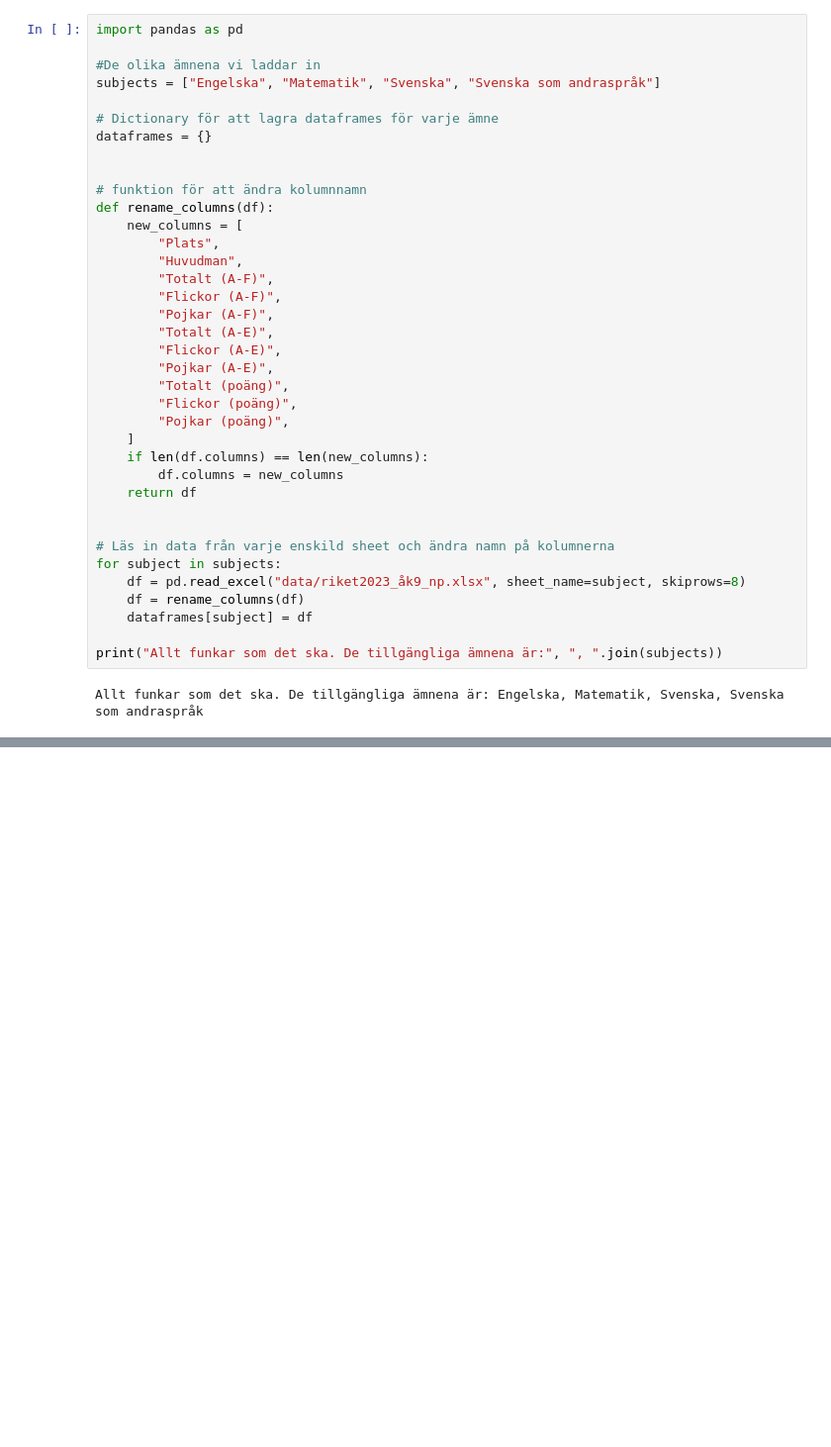
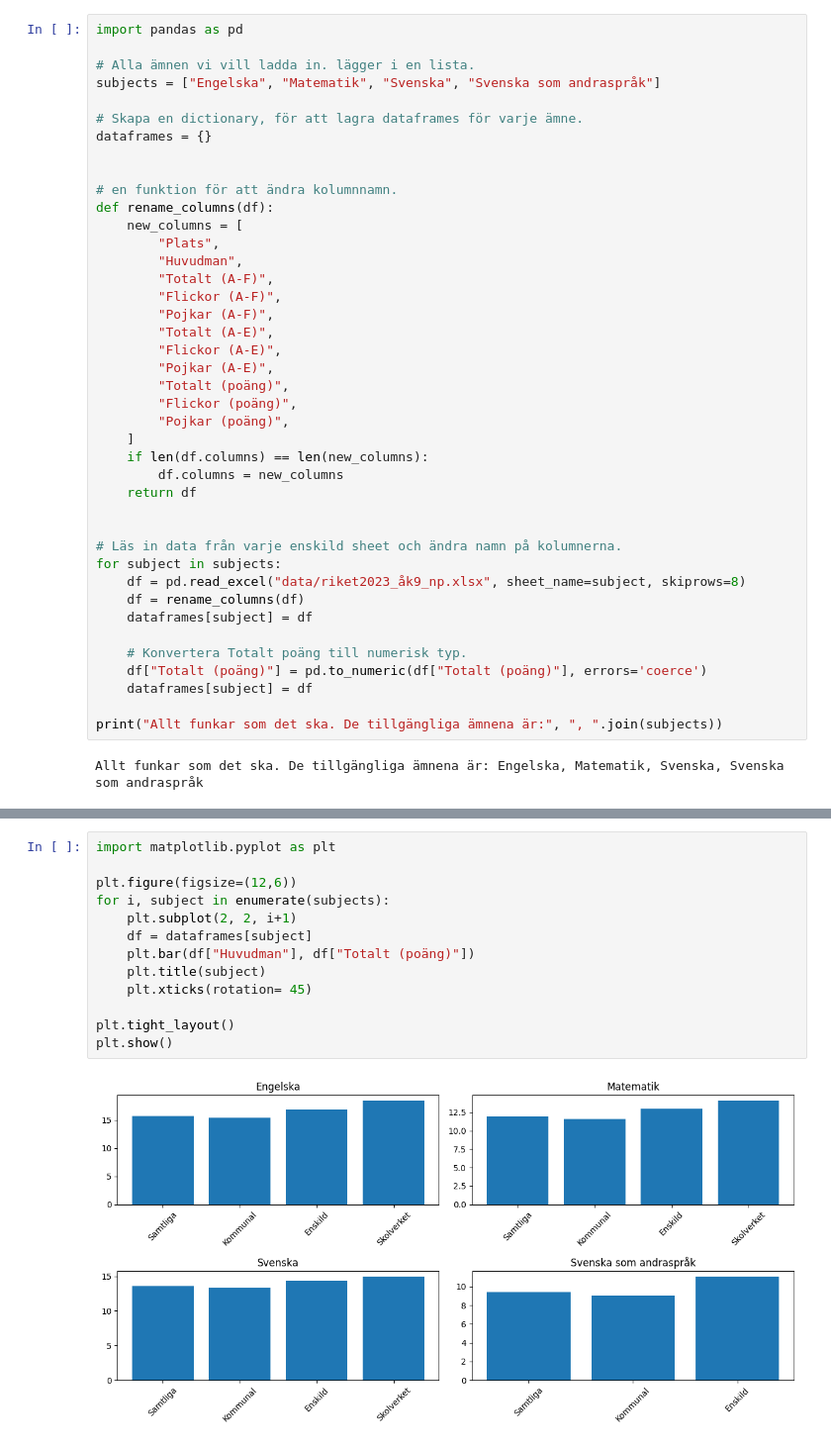
Before and after one commit to TonalLobster/Edwin_Madu_Lindblom_opa24, a Jupyter notebook: Labb2/labb2.ipynb, the cells around one changed output, grey strips where cells are left out. Shown: that part at 99% size. Saved outputs shown, nothing was run; the diff lists cells and outputs as text; blank space fills up the shorter version.

```diff
--- a/Labb2/labb2.ipynb
+++ b/Labb2/labb2.ipynb
@@ -3,14 +5,14 @@
 # %%
 import pandas as pd
 
-#De olika ämnena vi laddar in
+# Alla ämnen vi vill ladda in. lägger i en lista.
 subjects = ["Engelska", "Matematik", "Svenska", "Svenska som andraspråk"]
 
-# Dictionary för att lagra dataframes för varje ämne
+# Skapa en dictionary, för att lagra dataframes för varje ämne.
 dataframes = {}
 
 
-# funktion för att ändra kolumnnamn
+# en funktion för att ändra kolumnnamn.
 def rename_columns(df):
     new_columns = [
         "Plats",
@@ -30,12 +32,16 @@ def rename_columns(df):
     return df
 
 
-# Läs in data från varje enskild sheet och ändra namn på kolumnerna
+# Läs in data från varje enskild sheet och ändra namn på kolumnerna.
 for subject in subjects:
     df = pd.read_excel("data/riket2023_åk9_np.xlsx", sheet_name=subject, skiprows=8)
     df = rename_columns(df)
     dataframes[subject] = df
 
+    # Konvertera Totalt poäng till numerisk typ.
+    df["Totalt (poäng)"] = pd.to_numeric(df["Totalt (poäng)"], errors='coerce')
+    dataframes[subject] = df
+
 print("Allt funkar som det ska. De tillgängliga ämnena är:", ", ".join(subjects))
 # %% [output]
 Allt funkar som det ska. De tillgängliga ämnena är: Engelska, Matematik, Svenska, Svenska som andraspråk
@@ -49,3 +57,18 @@ dataframes["Matematik"]
 | 1 | Riket | Kommunal | 84163 | 40386 | 43777 | 88.1 | 87.7 | ... |
 | 2 | Riket | Enskild | 22553 | 11137 | 11416 | 92.9 | 92.2 | ... |
 | 3 | Riket | Skolverket | 50 | 25 | 25 | ~100 | ~100 | ... |
+# %%
+import matplotlib.pyplot as plt
+
+plt.figure(figsize=(12,6))
+for i, subject in enumerate(subjects):
+    plt.subplot(2, 2, i+1)
+    df = dataframes[subject]
+    plt.bar(df["Huvudman"], df["Totalt (poäng)"])
+    plt.title(subject)
+    plt.xticks(rotation= 45)
+
+plt.tight_layout()
+plt.show()
+# %% [output]
+[figure, added]
```
Also changed, not shown: parts of 3 cells of this notebook.
